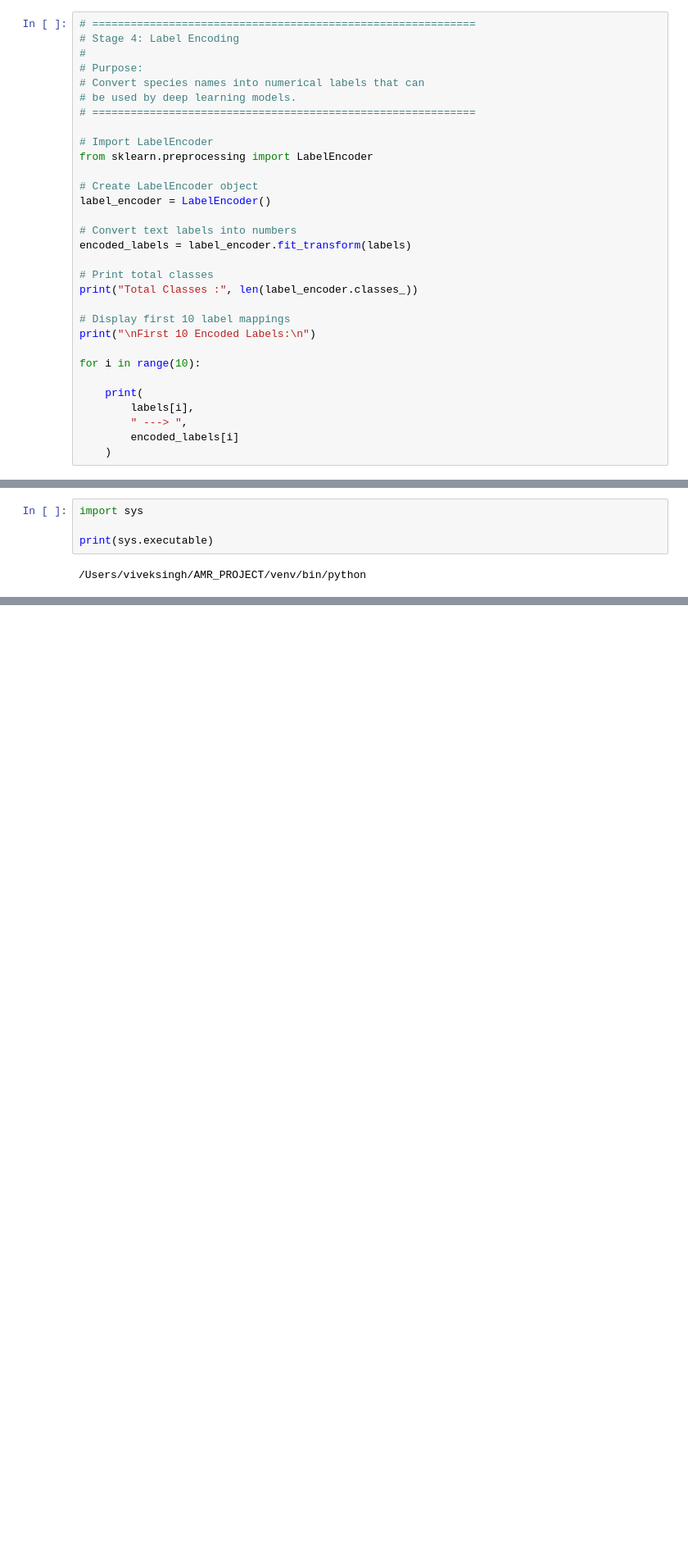
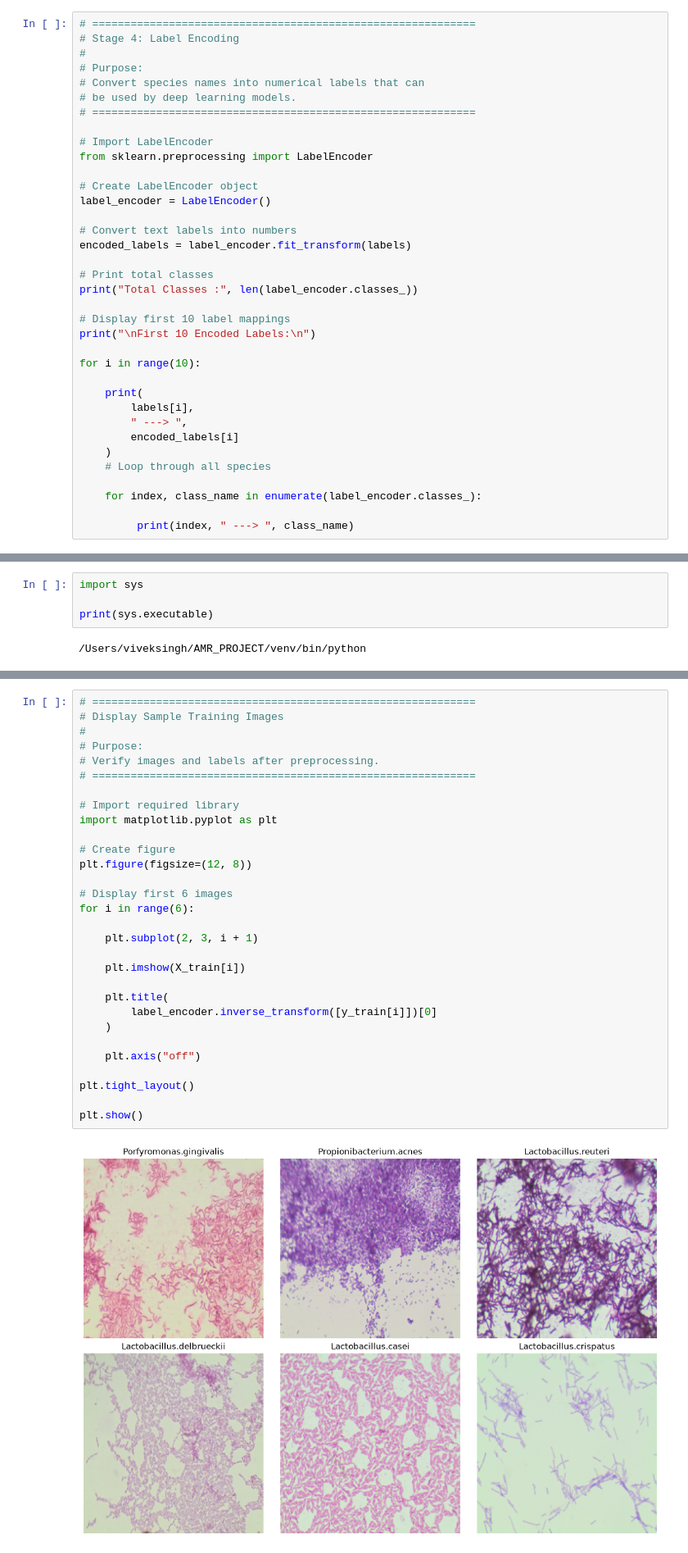
Before and after one commit to viveksingh-0658/AMR-Species-Classification, a Jupyter notebook: Notebook/Stage4_Image_Preprocessing.ipynb, the cells around one changed output, grey strips where cells are left out. Shown at 82% size. Drawn from its saved outputs; the diff is of its cells as text; blank space fills up the shorter version.

```diff
--- a/Notebook/Stage4_Image_Preprocessing.ipynb
+++ b/Notebook/Stage4_Image_Preprocessing.ipynb
@@ -287,4 +287,9 @@ for i in range(10):
         " ---> ",
         encoded_labels[i]
     )
+    # Loop through all species
+
+    for index, class_name in enumerate(label_encoder.classes_):
+
+         print(index, " ---> ", class_name)
 # %% [output]
@@ -297,0 +654,32 @@ print(sys.executable)
+# %%
+# ============================================================
+# Display Sample Training Images
+#
+# Purpose:
+# Verify images and labels after preprocessing.
+# ============================================================
+
+# Import required library
+import matplotlib.pyplot as plt
+
+# Create figure
+plt.figure(figsize=(12, 8))
+
+# Display first 6 images
+for i in range(6):
+
+    plt.subplot(2, 3, i + 1)
+
+    plt.imshow(X_train[i])
+
+    plt.title(
+        label_encoder.inverse_transform([y_train[i]])[0]
+    )
+
+    plt.axis("off")
+
+plt.tight_layout()
+
+plt.show()
+# %% [output]
+[figure, added]
```
Also changed, not shown: parts of 19 cells of this notebook, 2 other files.
